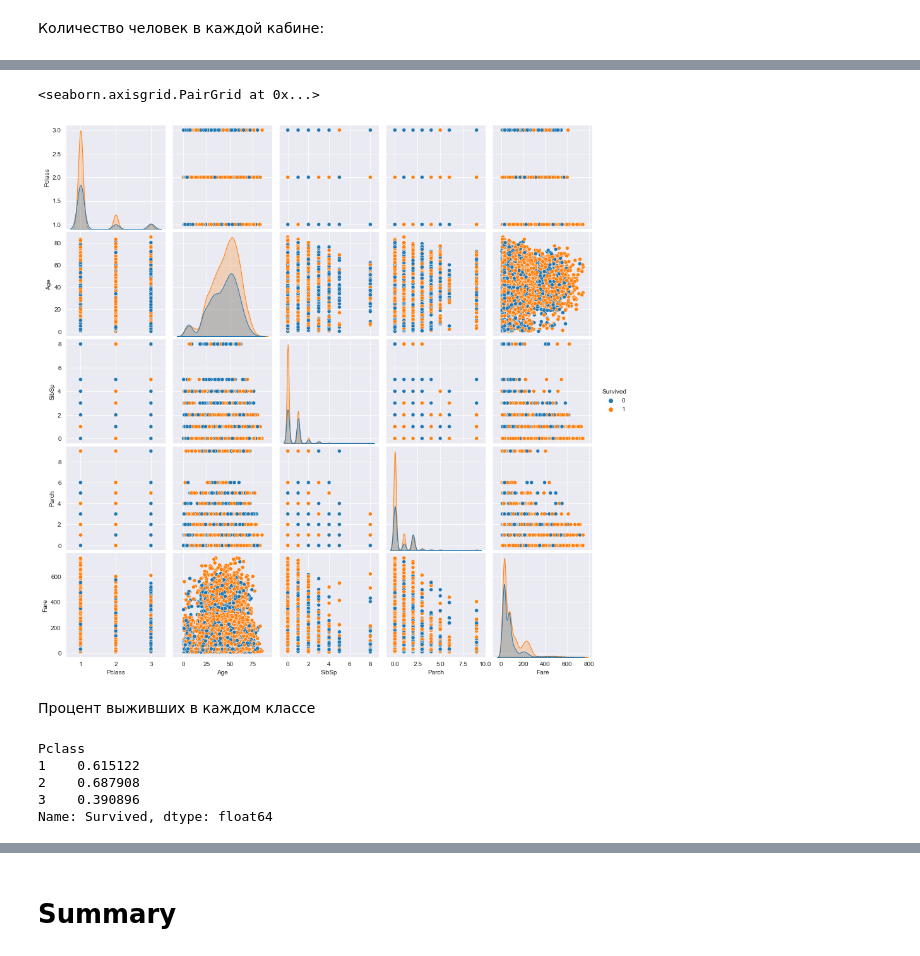
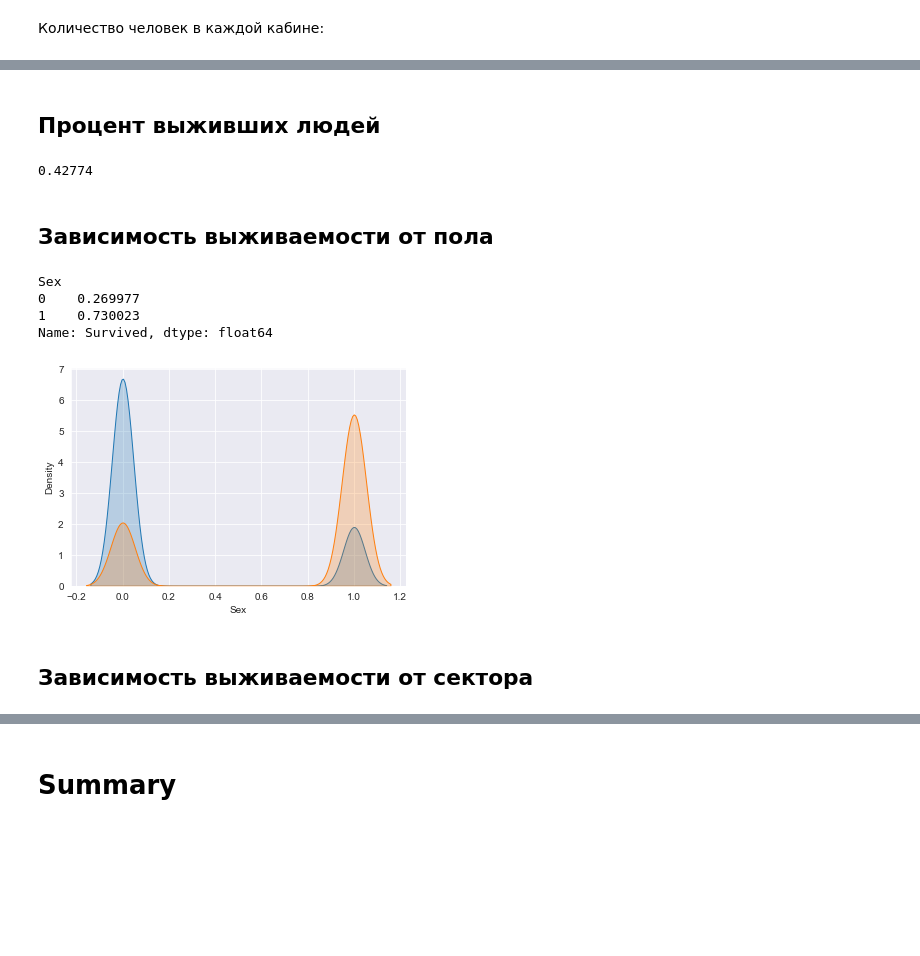
Before and after one commit to zappaz00/2_data_exploration, a Jupyter notebook: eda.ipynb, the cells around one changed output, grey strips where cells are left out. Drawn from its saved outputs; the diff is of its cells as text; code cells hidden in the pictures; blank space fills up the shorter version.

```diff
--- a/eda.ipynb
+++ b/eda.ipynb
@@ -56,6 +56,3 @@ Fare          134
 Cabin       67866
 Embarked      250
 dtype: int64
-# %%
-titanic_data = titanic_data.dropna()
-titanic_data.isna().sum()
@@ -198,15 +162,23 @@ Name: SibSp, dtype: int64
+# %% [markdown]
+## Процент выживших людей
+# %%
+titanic_data.Survived.sum() / titanic_data.shape[0]
+# %% [output]
+0.42774
+# %% [markdown]
+## Зависимость выживаемости от пола
 # %%
-sns.pairplot(data=titanic_data, hue='Survived')
+titanic_data_sex = titanic_data.copy()
+titanic_data_sex.Sex = titanic_data_sex.Sex.replace({'male':0, 'female':1})
+sns.kdeplot(titanic_data_sex[titanic_data_sex.Survived==0].Sex, label='dead', shade=True)
+sns.kdeplot(titanic_data_sex[titanic_data_sex.Survived==1].Sex, label='alive', shade=True)
+
+titanic_data_sex.groupby('Sex').Survived.sum() / titanic_data.Survived.sum()
 # %% [output]
-<seaborn.axisgrid.PairGrid at 0x...>
+Sex
+0    0.269977
+1    0.730023
+Name: Survived, dtype: float64
-[figure, old version]
+[figure, new version]
-# %% [markdown]
-Процент выживших в каждом классе
-# %%
-titanic_data.groupby('Pclass').Survived.sum() / titanic_data.groupby('Pclass').Survived.count()
-# %% [output]
-Pclass
-1    0.615122
-2    0.687908
-3    0.390896
-Name: Survived, dtype: float64
+# %% [markdown]
+## Зависимость выживаемости от сектора
```
Also changed, not shown: parts of 33 cells of this notebook.
